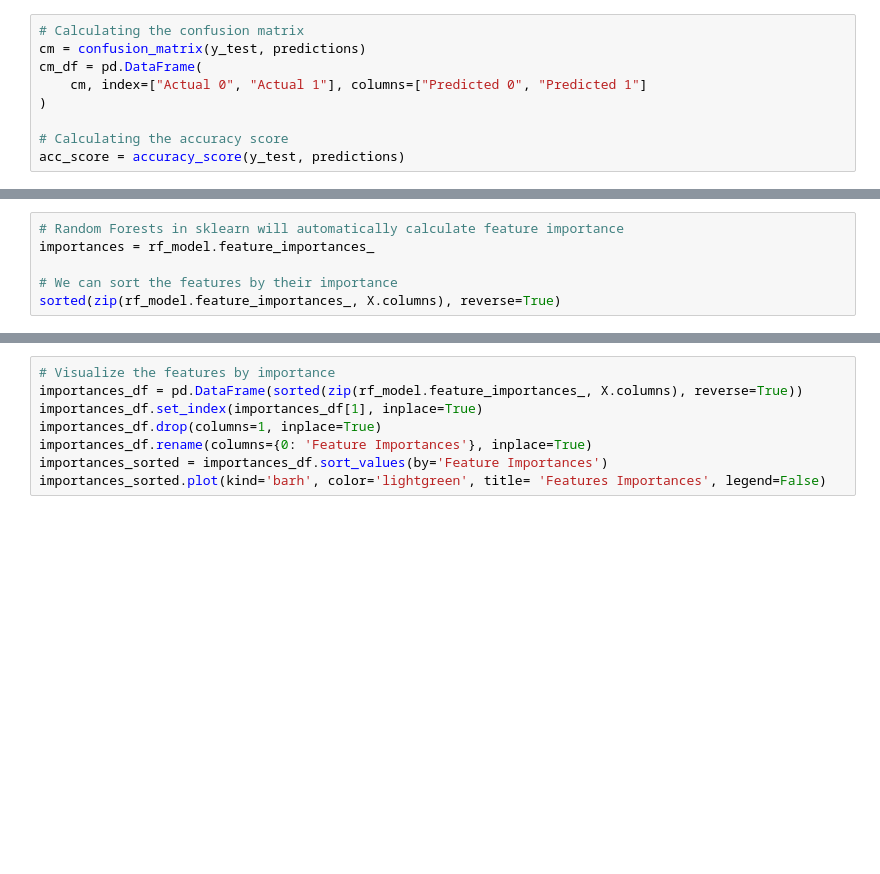
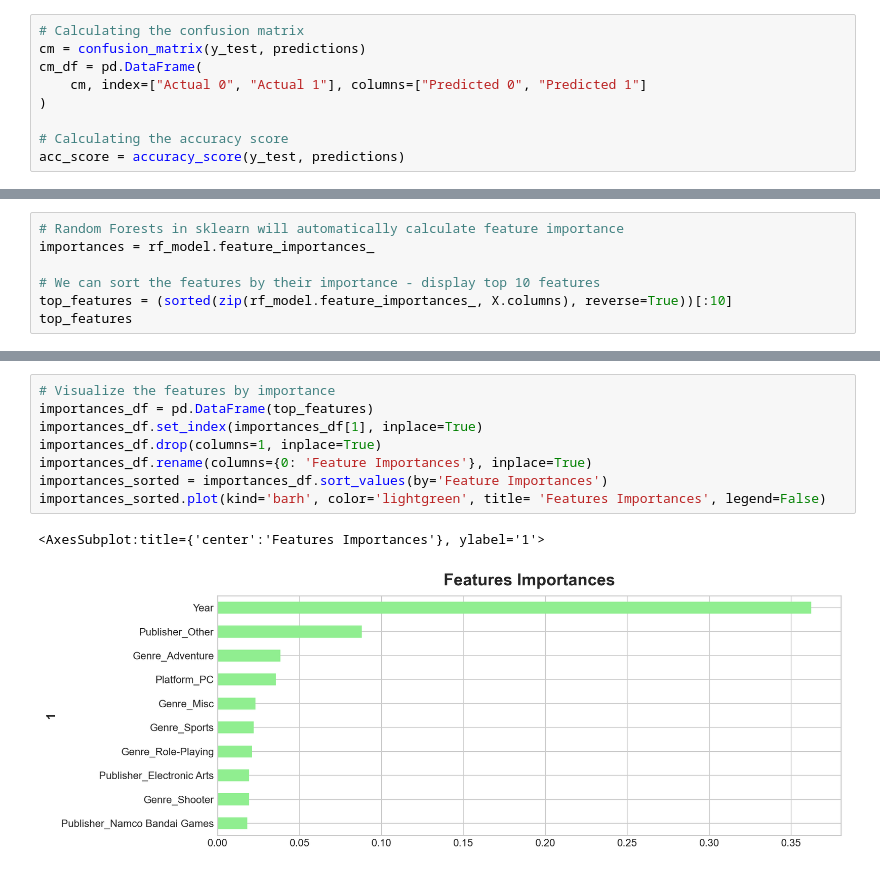
Before and after one commit to lansotto/project4, a Jupyter notebook: analysis.ipynb, the cells around one changed output, grey strips where cells are left out. Drawn from its saved outputs; the diff is of its cells as text; blank space fills up the shorter version.

```diff
--- a/analysis.ipynb
+++ b/analysis.ipynb
@@ -1328,5 +1354,6 @@ print(classification_report(y_test, predictions))
 # Random Forests in sklearn will automatically calculate feature importance
 importances = rf_model.feature_importances_
 
-# We can sort the features by their importance
-sorted(zip(rf_model.feature_importances_, X.columns), reverse=True)
+# We can sort the features by their importance - display top 10 features
+top_features = (sorted(zip(rf_model.feature_importances_, X.columns), reverse=True))[:10]
+top_features
@@ -1333,8 +1371,11 @@ sorted(zip(rf_model.feature_importances_, X.columns), reverse=True)
 # %%
 # Visualize the features by importance
-importances_df = pd.DataFrame(sorted(zip(rf_model.feature_importances_, X.columns), reverse=True))
+importances_df = pd.DataFrame(top_features)
 importances_df.set_index(importances_df[1], inplace=True)
 importances_df.drop(columns=1, inplace=True)
 importances_df.rename(columns={0: 'Feature Importances'}, inplace=True)
 importances_sorted = importances_df.sort_values(by='Feature Importances')
 importances_sorted.plot(kind='barh', color='lightgreen', title= 'Features Importances', legend=False)
+# %% [output]
+<AxesSubplot:title={'center':'Features Importances'}, ylabel='1'>
+[figure, added]
```
Also changed, not shown: parts of 7 cells of this notebook.
